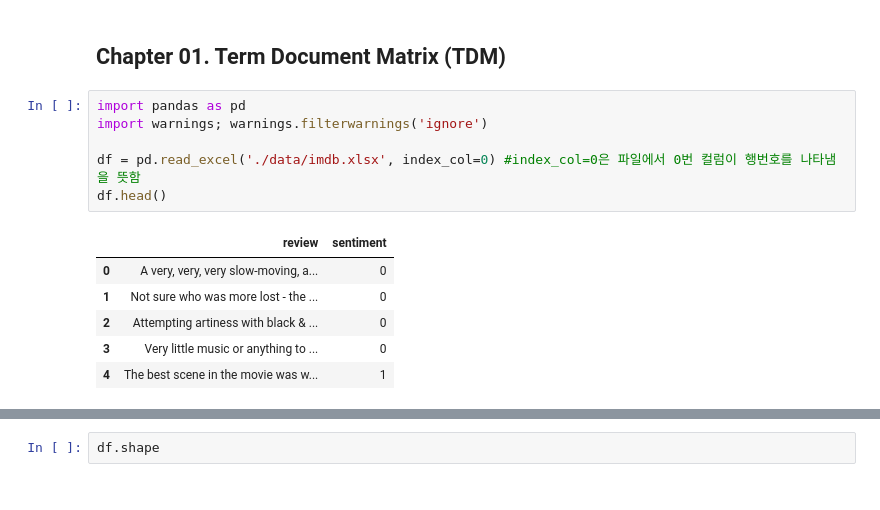
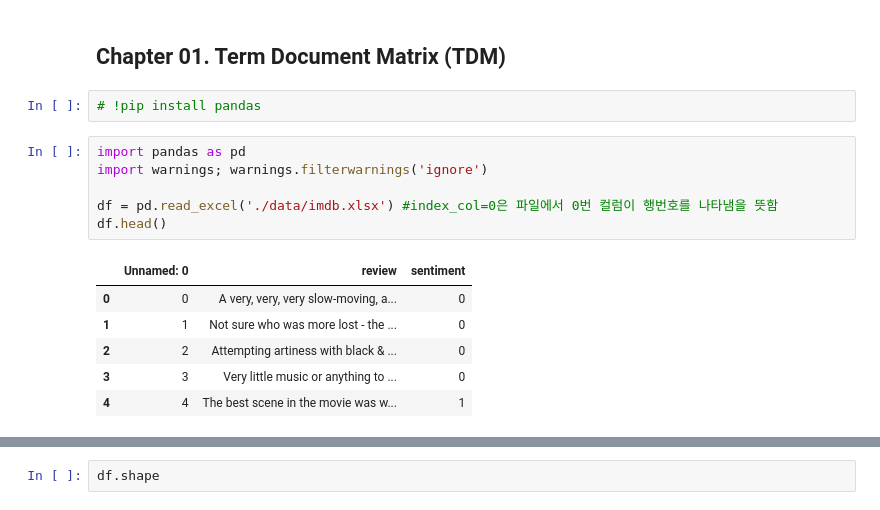
Before and after one commit to luckyspia/TIL, a Jupyter notebook: Text_Analysis/01.Term Document Matrix.ipynb, the cells around one changed output, grey strips where cells are left out. Saved outputs shown, nothing was run; the diff lists cells and outputs as text.

```diff
--- a/Text_Analysis/01.Term Document Matrix.ipynb
+++ b/Text_Analysis/01.Term Document Matrix.ipynb
@@ -1,15 +1,17 @@
 # %% [markdown]
 ## Chapter 01. Term Document Matrix (TDM)
+# %%
+# !pip install pandas
 # %%
 import pandas as pd
 import warnings; warnings.filterwarnings('ignore')
 
-df = pd.read_excel('./data/imdb.xlsx', index_col=0) #index_col=0은 파일에서 0번 컬럼이 행번호를 나타냄을 뜻함
+df = pd.read_excel('./data/imdb.xlsx') #index_col=0은 파일에서 0번 컬럼이 행번호를 나타냄을 뜻함
 df.head()
 # %% [output]
-|  | review | sentiment |
-| 0 | A very, very, very slow-moving, a... | 0 |
-| 1 | Not sure who was more lost - the ... | 0 |
-| 2 | Attempting artiness with black & ... | 0 |
-| 3 | Very little music or anything to ... | 0 |
-| 4 | The best scene in the movie was w... | 1 |
+|  | Unnamed: 0 | review | sentiment |
+| 0 | 0 | A very, very, very slow-moving, a... | 0 |
+| 1 | 1 | Not sure who was more lost - the ... | 0 |
+| 2 | 2 | Attempting artiness with black & ... | 0 |
+| 3 | 3 | Very little music or anything to ... | 0 |
+| 4 | 4 | The best scene in the movie was w... | 1 |
```
Also changed, not shown: parts of 38 cells of this notebook.
